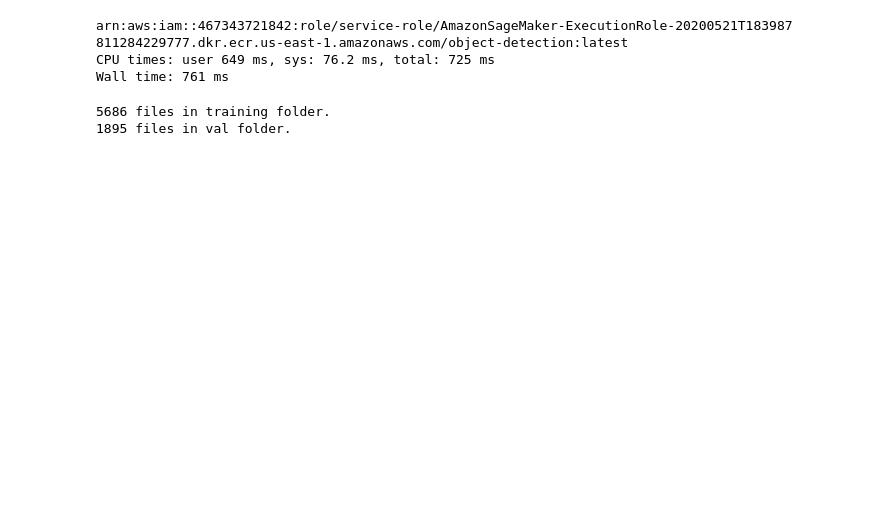
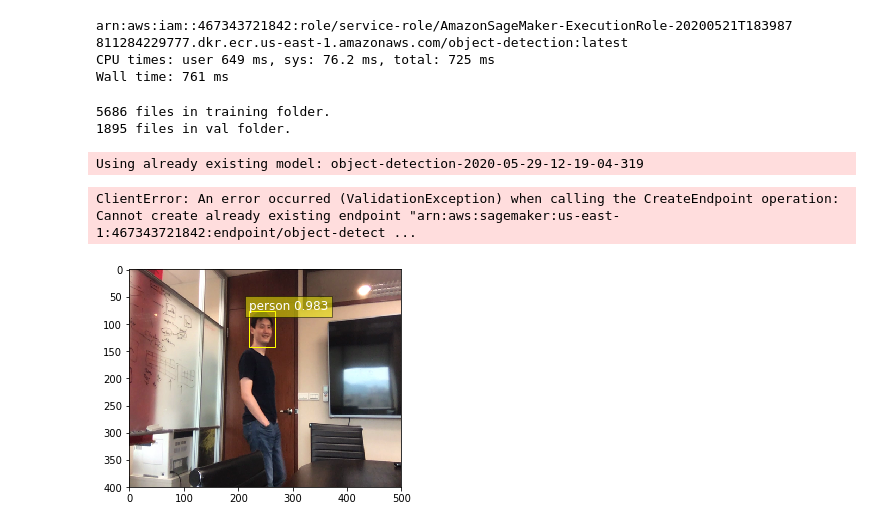
Before and after one commit to NTTDataCloud/SafetyHelmetSagemaker, a Jupyter notebook: SafetyHelmetDetection.ipynb, the cells around one changed output. Drawn from its saved outputs; the diff is of its cells as text; code cells hidden in the pictures; blank space fills up the shorter version.

```diff
--- a/SafetyHelmetDetection.ipynb
+++ b/SafetyHelmetDetection.ipynb
@@ -160,7 +160,7 @@ od_model = sagemaker.estimator.Estimator(training_image,
                                          output_path=s3_output_location,
                                          sagemaker_session=sess)
 # %%
-od_model.set_hyperparameters(base_network='resnet-50',
+od_model.set_hyperparameters(base_network='vgg-16',
                              use_pretrained_model=1,
                              num_classes=2,
                              mini_batch_size=16,
@@ -168,7 +168,7 @@ od_model.set_hyperparameters(base_network='resnet-50',
                              learning_rate=0.01,
                              lr_scheduler_step='20,35,50',
                              lr_scheduler_factor=0.1,
-                             optimizer='sgd',
+                             optimizer='adam',
                              momentum=0.9,
                              weight_decay=0.0005,
                              overlap_threshold=0.5,
@@ -193,6 +193,9 @@ od_model.fit(inputs=data_channels, logs=True)
 # %%
 object_detector = od_model.deploy(initial_instance_count = 1,
                                  instance_type = 'ml.m5.xlarge')
+# %% [output]
+Using already existing model: object-detection-2020-05-29-12-19-04-319
+ClientError: An error occurred (ValidationException) when calling the CreateEndpoint operation: Cannot create already existing endpoint "arn:aws:sagemaker:us-east-1:467343721842:endpoint/object-detect ...
 # %%
 def visualize_detection(img_file, dets, classes=[], thresh=0.6):
         """
@@ -225,7 +228,7 @@ def visualize_detection(img_file, dets, classes=[], thresh=0.6):
                 continue
             cls_id = int(klass)
 
-            if cls_id == 0 or cls_id == 2:
+            if cls_id == 0 or cls_id == 1:
                 xmin = int(x0 * width)
                 ymin = int(y0 * height)
                 xmax = int(x1 * width)
@@ -248,21 +251,22 @@ def visualize_detection(img_file, dets, classes=[], thresh=0.6):
 # %%
 file_name = 'test/10.png'
 
 with open(file_name, 'rb') as image:
     f = image.read()
     b = bytearray(f)
     ne = open('n.txt','wb')
     ne.write(b)
 
 object_detector.content_type = 'image/png'
 results = object_detector.predict(b)
 detections = json.loads(results)
-print (detections)
-object_categories = ['helmet', 'person']
-threshold = 0.05
+object_categories = ['helmet','person']
+threshold = 0.6
 
 # Visualize the detections.
 visualize_detection(file_name, detections['prediction'], object_categories, threshold)
+# %% [output]
+[figure, added]
 # %%
 def visualize_detection_adv(img_file, filename, dets, classes=[], thresh=0.6):
         """
```
Also changed, not shown: parts of 2 cells of this notebook, 3 other files.
